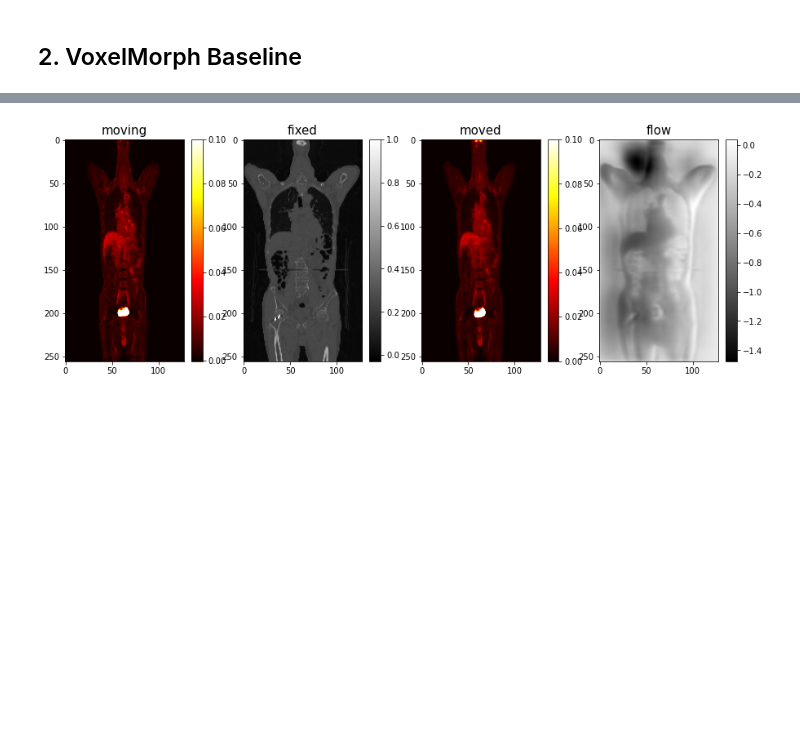
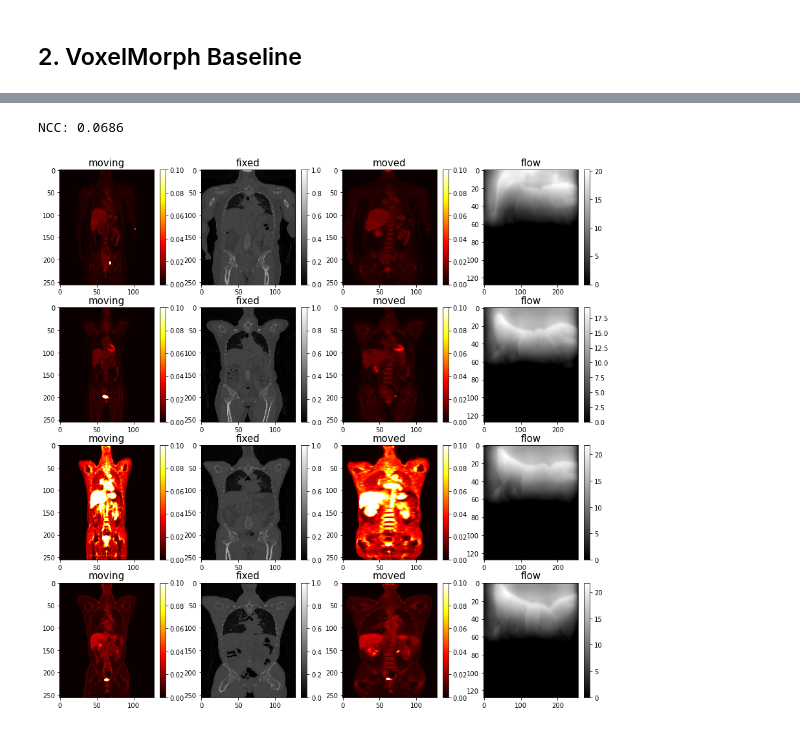
Before and after one commit to rubato-yeong/med_img_registration, a Jupyter notebook: Registration/process.ipynb, the cells around one changed output, grey strips where cells are left out. Drawn from its saved outputs; the diff is of its cells as text; code cells hidden in the pictures; blank space fills up the shorter version.

```diff
--- a/Registration/process.ipynb
+++ b/Registration/process.ipynb
@@ -134,3 +185,8 @@ train_generator = vxm_data_generator(PATH_1=CT_PATH, PATH_2=PT_PATH, batch_size=
+# %%
+# Train / Validation Set Generator
+CT_PATH = os.path.join(SAVE_PATH, 'CT_target')
+PT_PATH = os.path.join(SAVE_PATH, 'PT_vanilla')
+train_generator = vxm_data_generator(PATH_1=CT_PATH, PATH_2=PT_PATH, batch_size=1, shuffle=True)
 # %%
 # U-Net based unsupervised model (VxmDense)
 # nb_features : unet convolutional features
@@ -152,10 +208,10 @@ lambda_param = 1
 loss_weights = [1, lambda_param]
 # %%
 # Complie
-model.compile(optimizer=tf.keras.optimizers.Adam(learning_rate=1e-3),
+model.compile(optimizer=tf.keras.optimizers.Adam(learning_rate=5e-4),
               loss=losses,
               loss_weights=loss_weights)
 # %%
 # Training
-hist = model.fit(train_generator, epochs=10, steps_per_epoch=16, verbose=1)
+hist = model.fit(train_generator, epochs=15, steps_per_epoch=16, verbose=1)
 # %% [output]
@@ -200,15 +249,25 @@ val_pred = model.predict(val_input)
+# %%
+print('NCC: {:.4f}'.format(-result[0]))
+# %% [output]
+NCC: 0.0686
 # %%
-# Visualization
-images = [img[0, 64, :, :, 0].T for img in val_input + val_pred]
+fig, axes = plt.figure(figsize=(15,15)), []
 titles = ['moving', 'fixed', 'moved', 'flow']
 cmap = [plt.cm.hot, plt.cm.gray, plt.cm.hot, plt.cm.gray]
 vmax = [0.1, 1, 0.1, None]
-fig = plt.figure(figsize=(15,5))
-axes = []
 for i in range(4):
-    axes.append(fig.add_subplot(1,4,i+1))
-    axes[-1].set_title(titles[i], fontsize=15)
-    clr = plt.imshow(images[i], aspect='auto', cmap=cmap[i], vmax=vmax[i])
-    fig.colorbar(clr)
+
+    # Sample Validation
+    val_input, _ = next(train_generator)
+    val_pred = model.predict(val_input)
+
+    # Visualization
+    images = [img[0, 64, :, :, 0].T for img in val_input + [val_pred[0]]] + [val_pred[1][0, 64, :, :, 1]]
+
+    for j in range(4):
+        axes.append(fig.add_subplot(4,4,4*i+j+1))
+        axes[-1].set_title(titles[j], fontsize=15)
+        clr = plt.imshow(images[j], aspect='auto', cmap=cmap[j], vmax=vmax[j], vmin=0)
+        fig.colorbar(clr)
 # %% [output]
-[figure, old version]
+[figure, new version]
```
Also changed, not shown: parts of 7 cells of this notebook, 1 other file.
